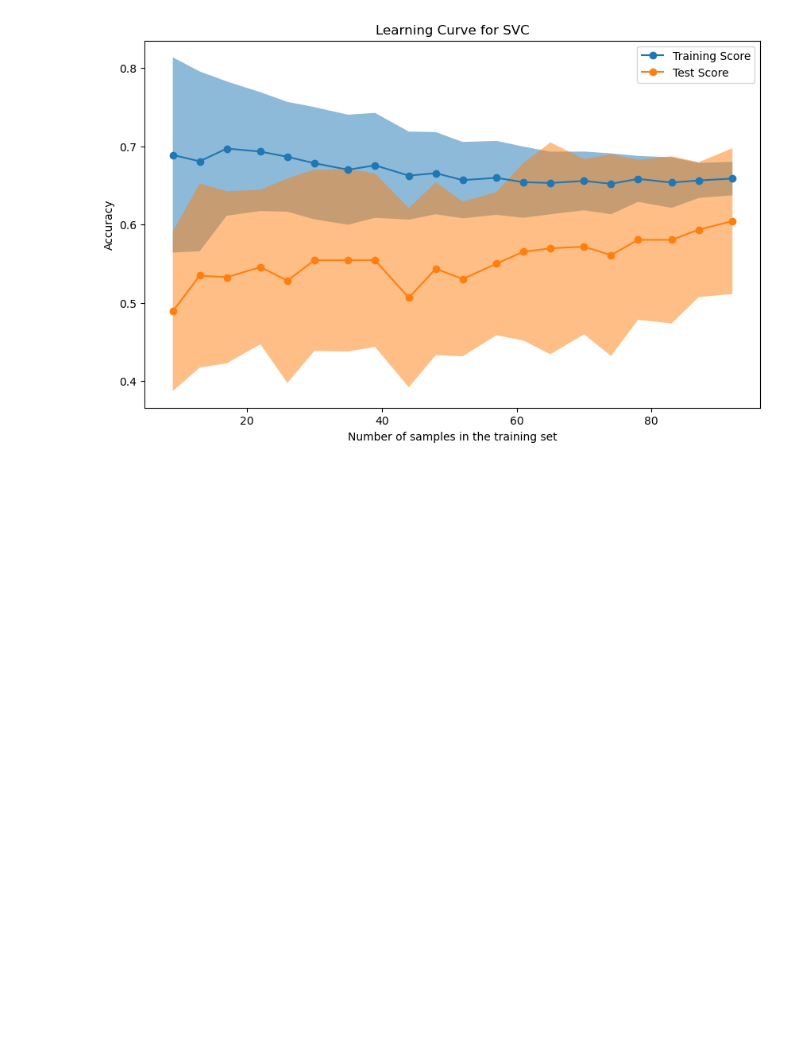
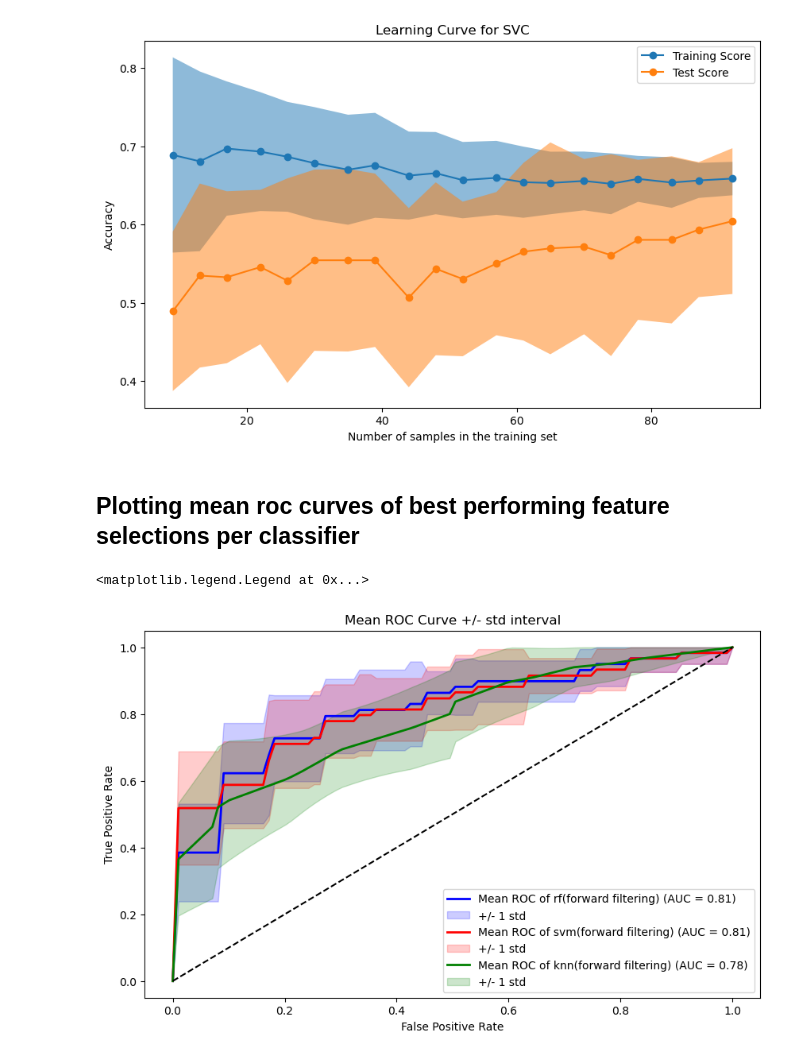
Before and after one commit to jolinevb/Lipo_ML, a Jupyter notebook: assignment.ipynb, the cells around one changed output. Cells and saved outputs as stored; diff of their text form; code cells hidden in the pictures; blank space fills up the shorter version.

```diff
--- a/assignment.ipynb
+++ b/assignment.ipynb
@@ -1569,3 +1603,23 @@ Accuracy: 0.5217391304347826, Specificity: 0.0, Sensitivity: 1.0
 [figure]
 [figure]
 [figure]
+# %% [markdown]
+## Plotting mean roc curves of best performing feature selections per classifier
+# %%
+all_roc = np.linspace(0, 1, 100)
+
+plt.figure(figsize=(10, 6))
+plt.plot(all_roc, roc_ff_rf[0], color='blue', label=f'Mean ROC of rf(forward filtering) (AUC = {roc_ff_rf[4]:.2f})', linewidth=2)
+plt.fill_between(all_roc, roc_ff_rf[3], roc_ff_rf[2], color='blue', alpha=0.2, label='+/- 1 std')
+plt.plot(all_roc, roc_ff_svm[0], color='red', label=f'Mean ROC of svm(forward filtering) (AUC = {roc_ff_svm[4]:.2f})', linewidth=2)
+plt.fill_between(all_roc, roc_ff_svm[3], roc_ff_svm[2], color='red', alpha=0.2, label='+/- 1 std')
+plt.plot(all_roc, roc_knn_ff[0], color='green', label=f'Mean ROC of knn(forward filtering) (AUC = {roc_knn_ff[4]:.2f})', linewidth=2)
+plt.fill_between(all_roc, roc_knn_ff[3], roc_knn_ff[2], color='green', alpha=0.2, label='+/- 1 std')
+plt.plot([0, 1], [0, 1], 'k--')
+plt.xlabel('False Positive Rate')
+plt.ylabel('True Positive Rate')
+plt.title('Mean ROC Curve +/- std interval')
+plt.legend(loc='lower right')
+# %% [output]
+<matplotlib.legend.Legend at 0x...>
+[figure, added]
```
Also changed, not shown: parts of 17 cells of this notebook.
